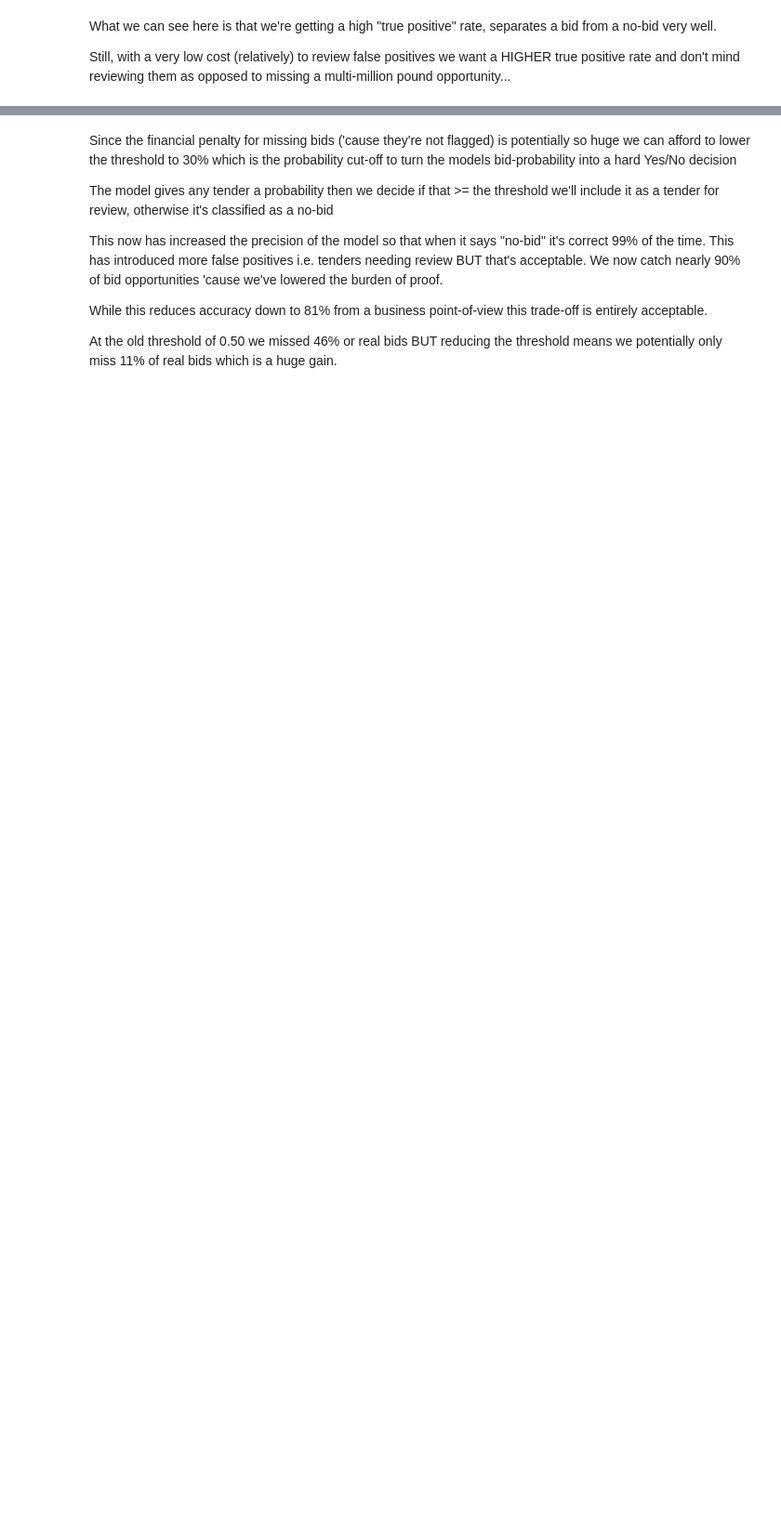
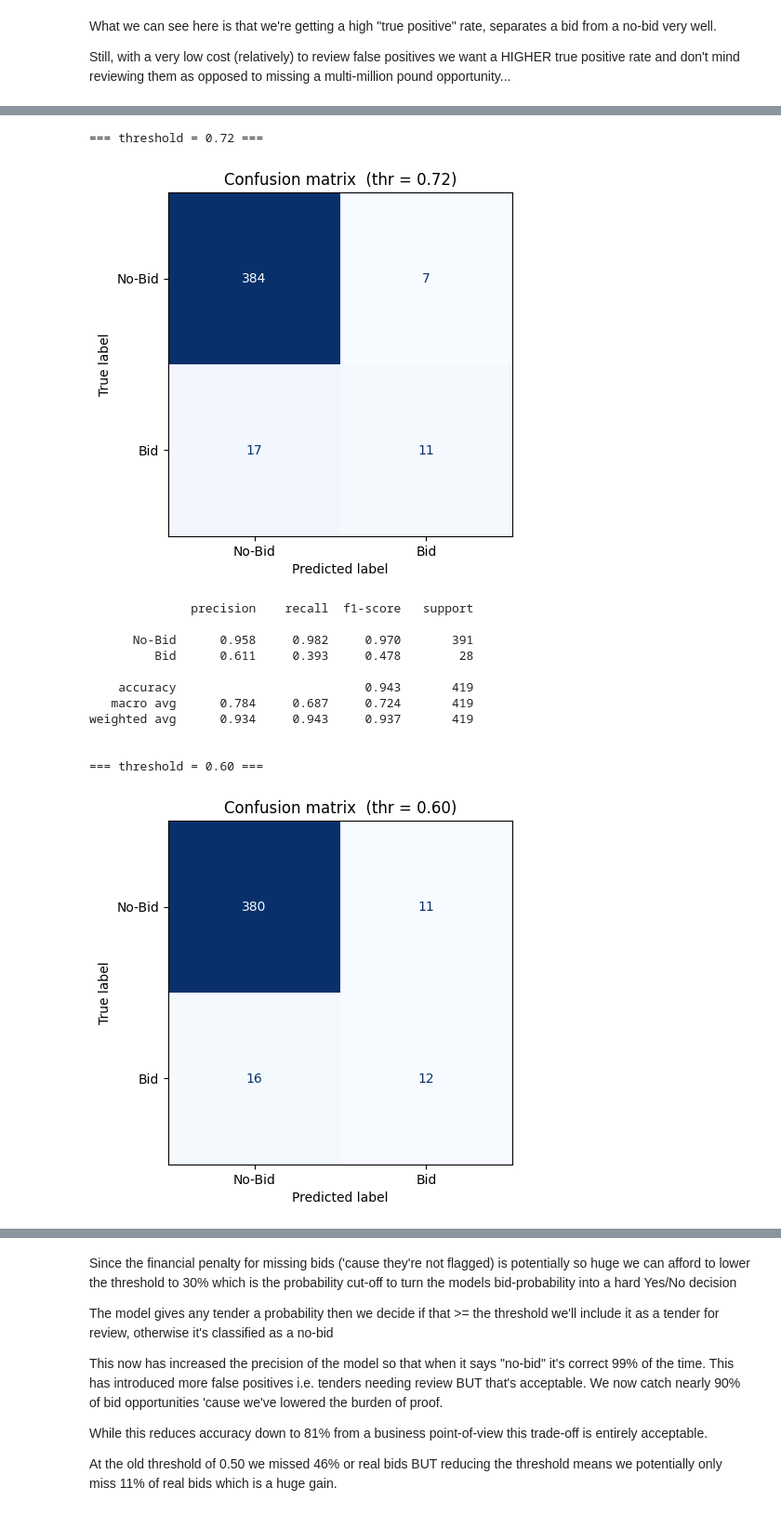
Before and after one commit to robertsweetman/module_2, a Jupyter notebook: python/etenders.ipynb, the cells around one changed output, grey strips where cells are left out. Shown: that part at 93% size. Drawn from its saved outputs; the diff is of its cells as text; code cells hidden in the pictures; blank space fills up the shorter version.

```diff
--- a/python/etenders.ipynb
+++ b/python/etenders.ipynb
@@ -567,0 +588,46 @@ weighted avg      0.941     0.814     0.857       419
+# %%
+# --- try several thresholds *on the test set* --------------------------
+import numpy as np
+import matplotlib.pyplot as plt
+from sklearn.metrics import (
+    ConfusionMatrixDisplay,
+    classification_report,
+)
+
+proba_test = pipe.predict_proba(X_test)[:, 1]    # P(bid) on the hold-out set
+thresholds = [0.72, 0.60, 0.50, 0.40, 0.30, 0.20, 0.10]
+
+for thr in thresholds:
+    y_pred = (proba_test >= thr).astype(int)
+
+    print(f"\n=== threshold = {thr:.2f} ===")
+    ConfusionMatrixDisplay.from_predictions(
+        y_test,
+        y_pred,
+        display_labels=["No-Bid", "Bid"],
+        cmap="Blues",
+        colorbar=False,
+    )
+    plt.title(f"Confusion matrix  (thr = {thr:.2f})")
+    plt.show()
+
+    print(
+        classification_report(
+            y_test, y_pred, target_names=["No-Bid", "Bid"], digits=3
+        )
+    )
+# %% [output]
+=== threshold = 0.72 ===
+[figure, added]
+              precision    recall  f1-score   support
+
+      No-Bid      0.958     0.982     0.970       391
+         Bid      0.611     0.393     0.478        28
+
+    accuracy                          0.943       419
+   macro avg      0.784     0.687     0.724       419
+weighted avg      0.934     0.943     0.937       419
+
+
+=== threshold = 0.60 ===
+[figure, added]
```
Also changed, not shown: parts of 4 cells of this notebook.
